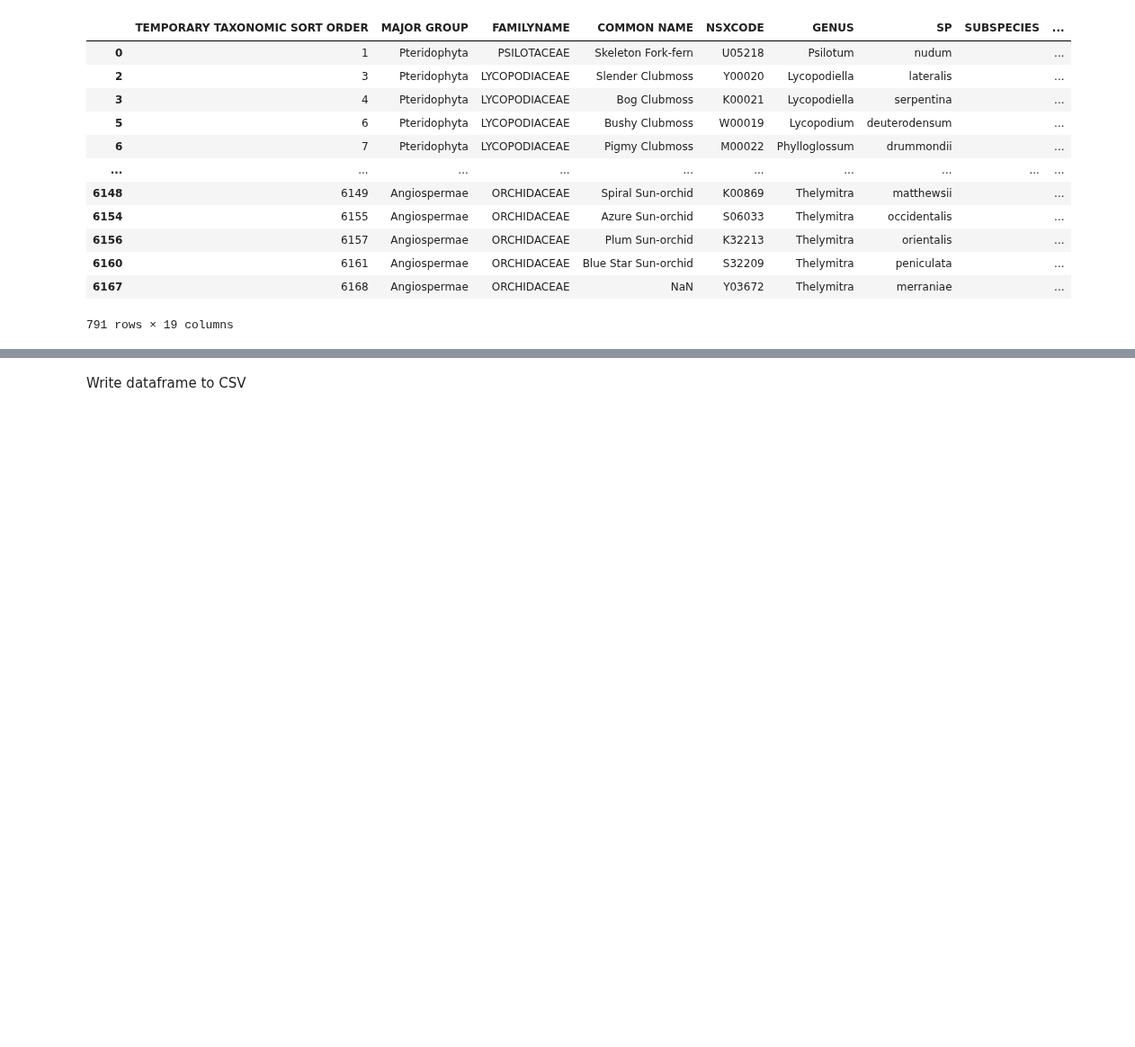
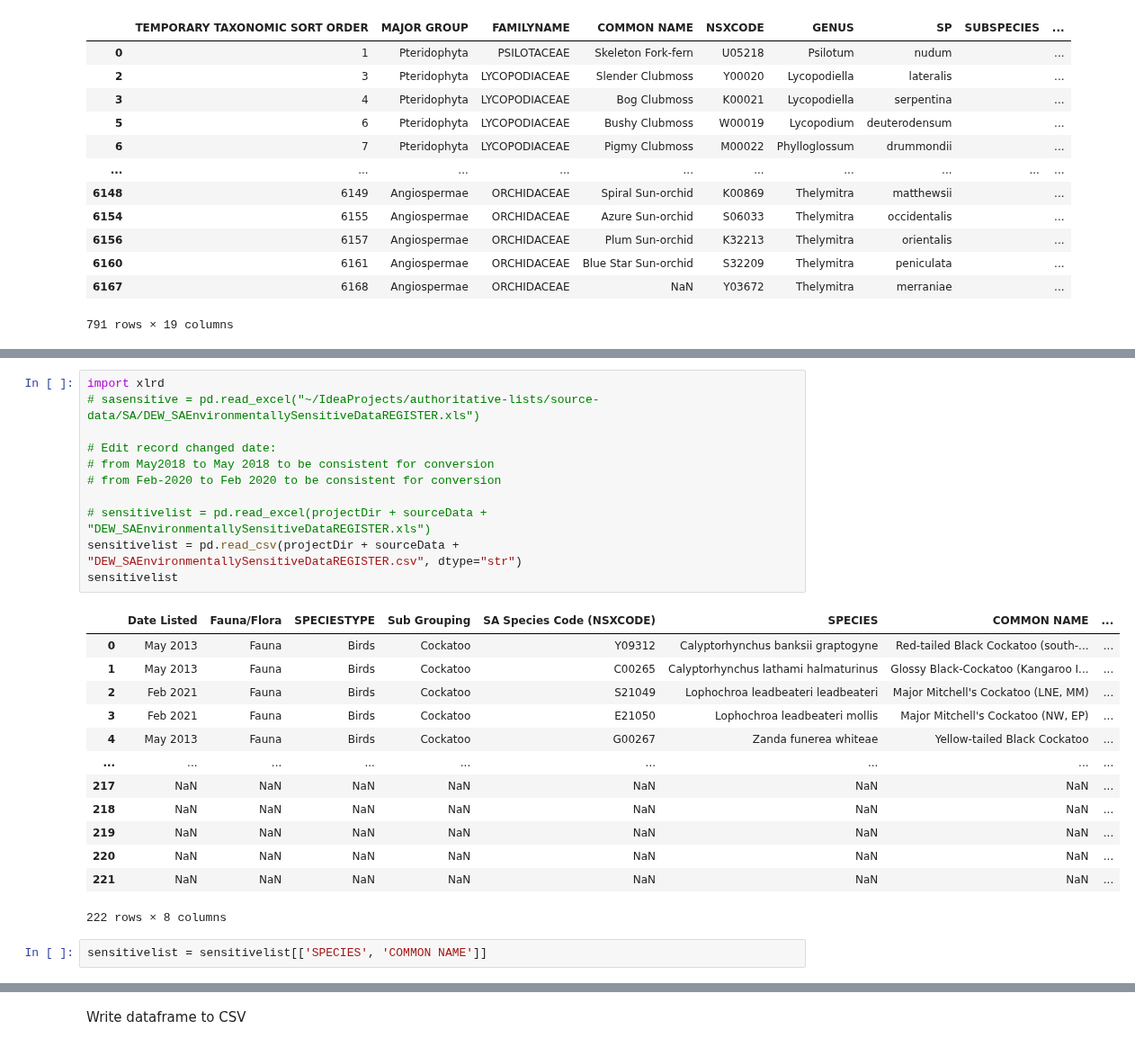
Before and after one commit to AtlasOfLivingAustralia/authoritative-lists, a Jupyter notebook: source-code/py-notebook/SA-conservation-sensitive.ipynb, the cells around one changed output, grey strips where cells are left out. Shown at 90% size. Saved outputs shown, nothing was run; the diff lists cells and outputs as text; blank space fills up the shorter version.

Commit message:
Updated Sensitive list data and cod

```diff
--- a/source-code/py-notebook/SA-conservation-sensitive.ipynb
+++ b/source-code/py-notebook/SA-conservation-sensitive.ipynb
@@ -336,0 +293,27 @@ array(['Endangered', 'Vulnerable', 'Rare', nan], dtype=object)
+# %%
+import xlrd
+# sasensitive = pd.read_excel("~/IdeaProjects/authoritative-lists/source-data/SA/DEW_SAEnvironmentallySensitiveDataREGISTER.xls")
+
+# Edit record changed date:
+# from May2018 to May 2018 to be consistent for conversion
+# from Feb-2020 to Feb 2020 to be consistent for conversion
+
+# sensitivelist = pd.read_excel(projectDir + sourceData + "DEW_SAEnvironmentallySensitiveDataREGISTER.xls")
+sensitivelist = pd.read_csv(projectDir + sourceData + "DEW_SAEnvironmentallySensitiveDataREGISTER.csv", dtype="str")
+sensitivelist
+# %% [output]
+|  | Date Listed | Fauna/Flora | SPECIESTYPE | Sub Grouping | SA Species Code (NSXCODE) | SPECIES | COMMON NAME | ... |
+| 0 | May 2013 | Fauna | Birds | Cockatoo | Y09312 | Calyptorhynchus banksii graptogyne | Red-tailed Black Cockatoo (south-... | ... |
+| 1 | May 2013 | Fauna | Birds | Cockatoo | C00265 | Calyptorhynchus lathami halmaturinus | Glossy Black-Cockatoo (Kangaroo I... | ... |
+| 2 | Feb 2021 | Fauna | Birds | Cockatoo | S21049 | Lophochroa leadbeateri leadbeateri | Major Mitchell's Cockatoo (LNE, MM) | ... |
+| 3 | Feb 2021 | Fauna | Birds | Cockatoo | E21050 | Lophochroa leadbeateri mollis | Major Mitchell's Cockatoo (NW, EP) | ... |
+| 4 | May 2013 | Fauna | Birds | Cockatoo | G00267 | Zanda funerea whiteae | Yellow-tailed Black Cockatoo | ... |
+| ... | ... | ... | ... | ... | ... | ... | ... | ... |
+| 217 | NaN | NaN | NaN | NaN | NaN | NaN | NaN | ... |
+| 218 | NaN | NaN | NaN | NaN | NaN | NaN | NaN | ... |
+| 219 | NaN | NaN | NaN | NaN | NaN | NaN | NaN | ... |
+| 220 | NaN | NaN | NaN | NaN | NaN | NaN | NaN | ... |
+| 221 | NaN | NaN | NaN | NaN | NaN | NaN | NaN | ... |
+222 rows × 8 columns
+# %%
+sensitivelist = sensitivelist[['SPECIES', 'COMMON NAME']]
```
Also changed, not shown: parts of 25 cells of this notebook, 16 other files.
